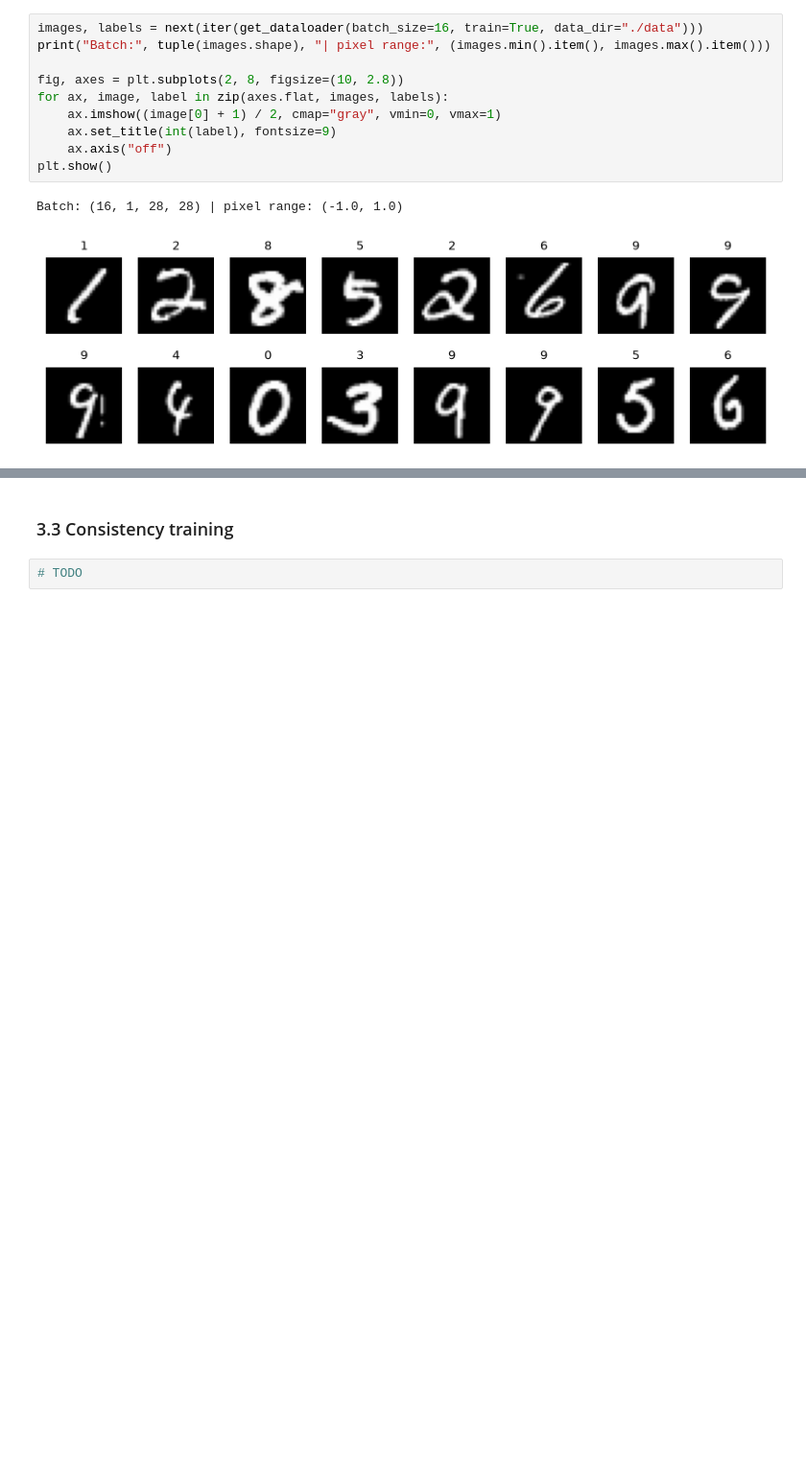
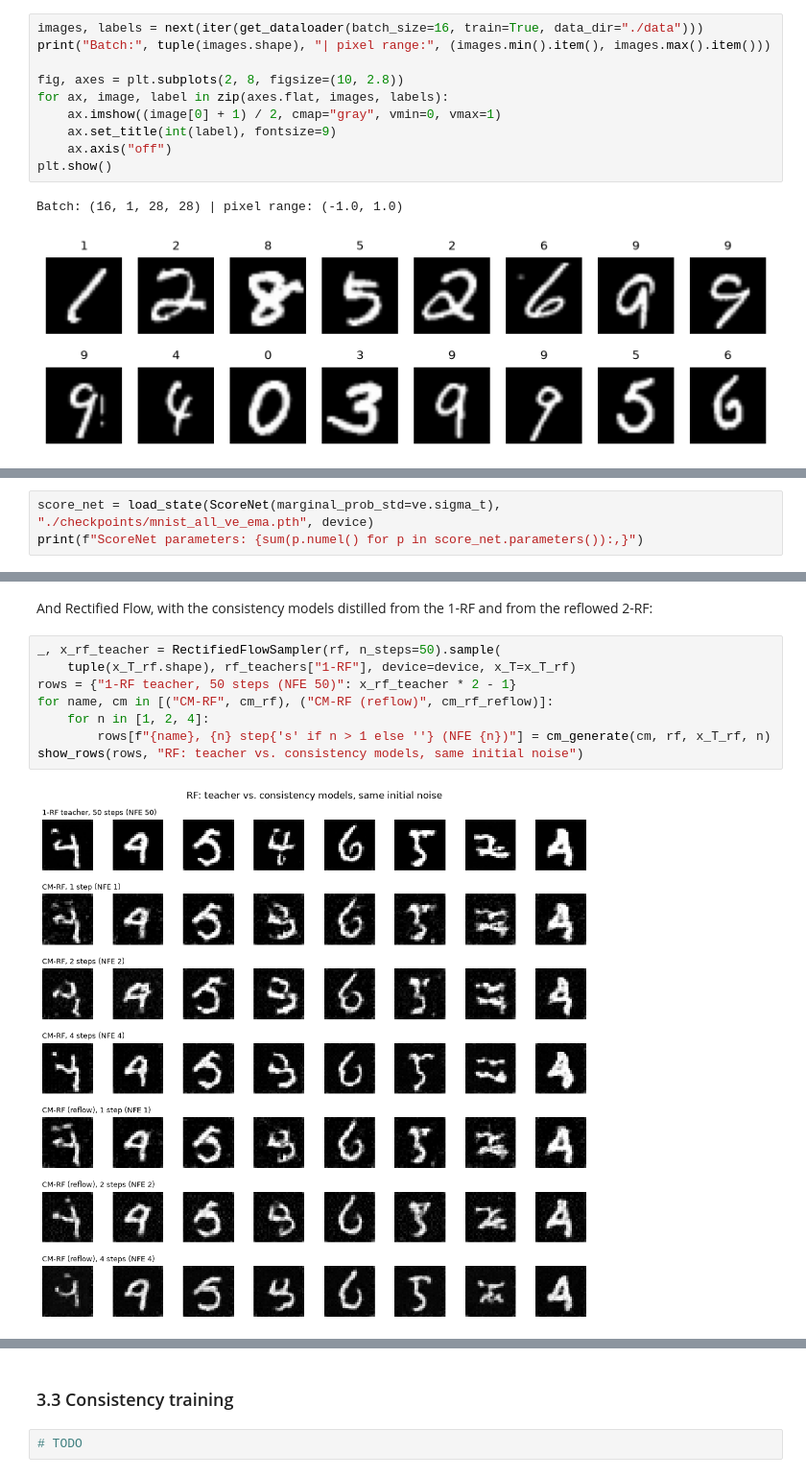
Before and after one commit to ibon44/Consistency_model_genai, a Jupyter notebook: notebook/tutorial.ipynb, the cells around one changed output, grey strips where cells are left out. Shown at 96% size. Cells and saved outputs as stored; diff of their text form; blank space fills up the shorter version.

```diff
--- a/notebook/tutorial.ipynb
+++ b/notebook/tutorial.ipynb
@@ -65,0 +121,3 @@ Batch: (16, 1, 28, 28) | pixel range: (-1.0, 1.0)
+# %%
+score_net = load_state(ScoreNet(marginal_prob_std=ve.sigma_t), "./checkpoints/mnist_all_ve_ema.pth", device)
+print(f"ScoreNet parameters: {sum(p.numel() for p in score_net.parameters()):,}")
@@ -65,0 +435,13 @@ Batch: (16, 1, 28, 28) | pixel range: (-1.0, 1.0)
+# %% [markdown]
+And Rectified Flow, with the consistency models distilled from the 1-RF and
+from the reflowed 2-RF:
+# %%
+_, x_rf_teacher = RectifiedFlowSampler(rf, n_steps=50).sample(
+    tuple(x_T_rf.shape), rf_teachers["1-RF"], device=device, x_T=x_T_rf)
+rows = {"1-RF teacher, 50 steps (NFE 50)": x_rf_teacher * 2 - 1}
+for name, cm in [("CM-RF", cm_rf), ("CM-RF (reflow)", cm_rf_reflow)]:
+    for n in [1, 2, 4]:
+        rows[f"{name}, {n} step{'s' if n > 1 else ''} (NFE {n})"] = cm_generate(cm, rf, x_T_rf, n)
+show_rows(rows, "RF: teacher vs. consistency models, same initial noise")
+# %% [output]
+[figure, added]
```
Also changed, not shown: parts of 39 cells of this notebook.
